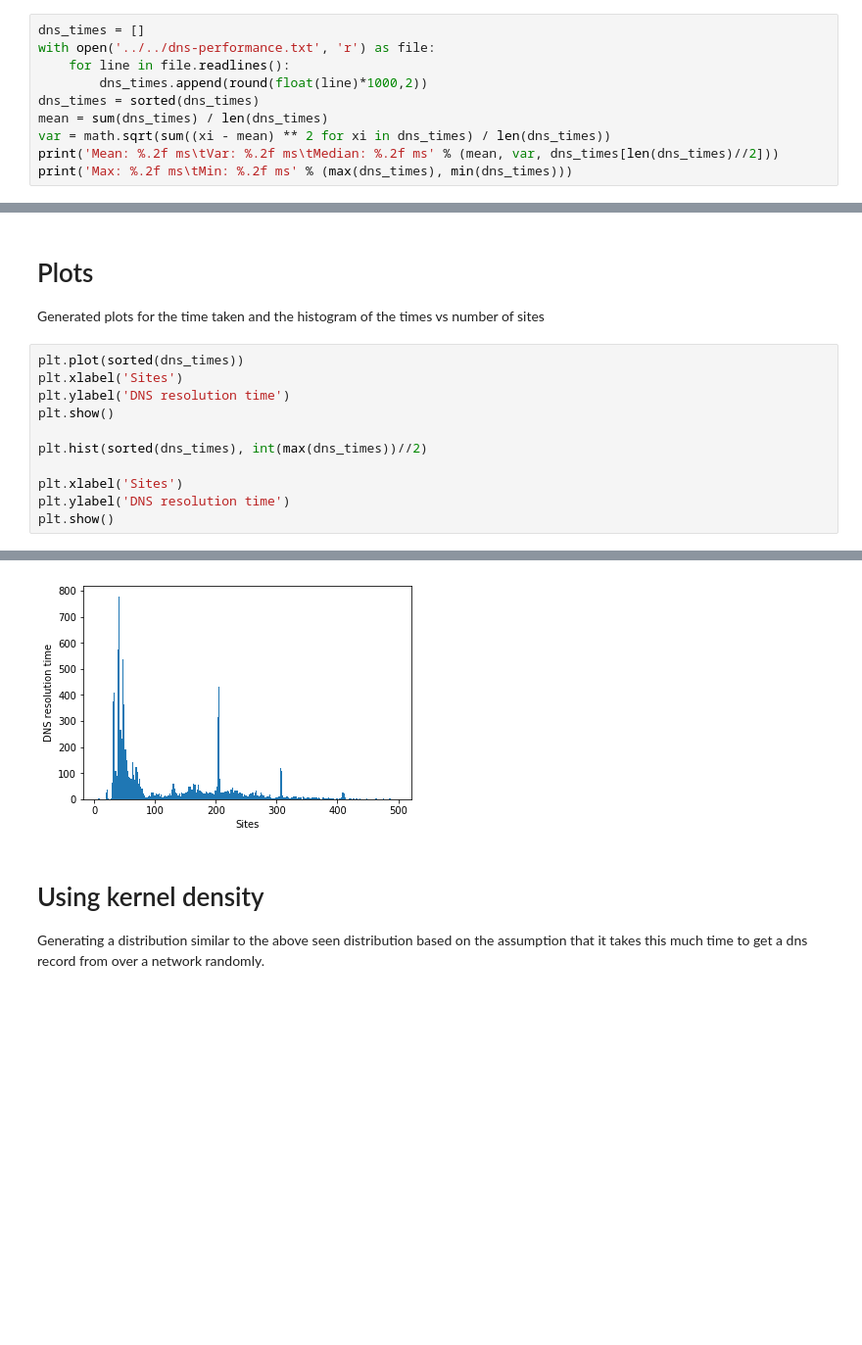
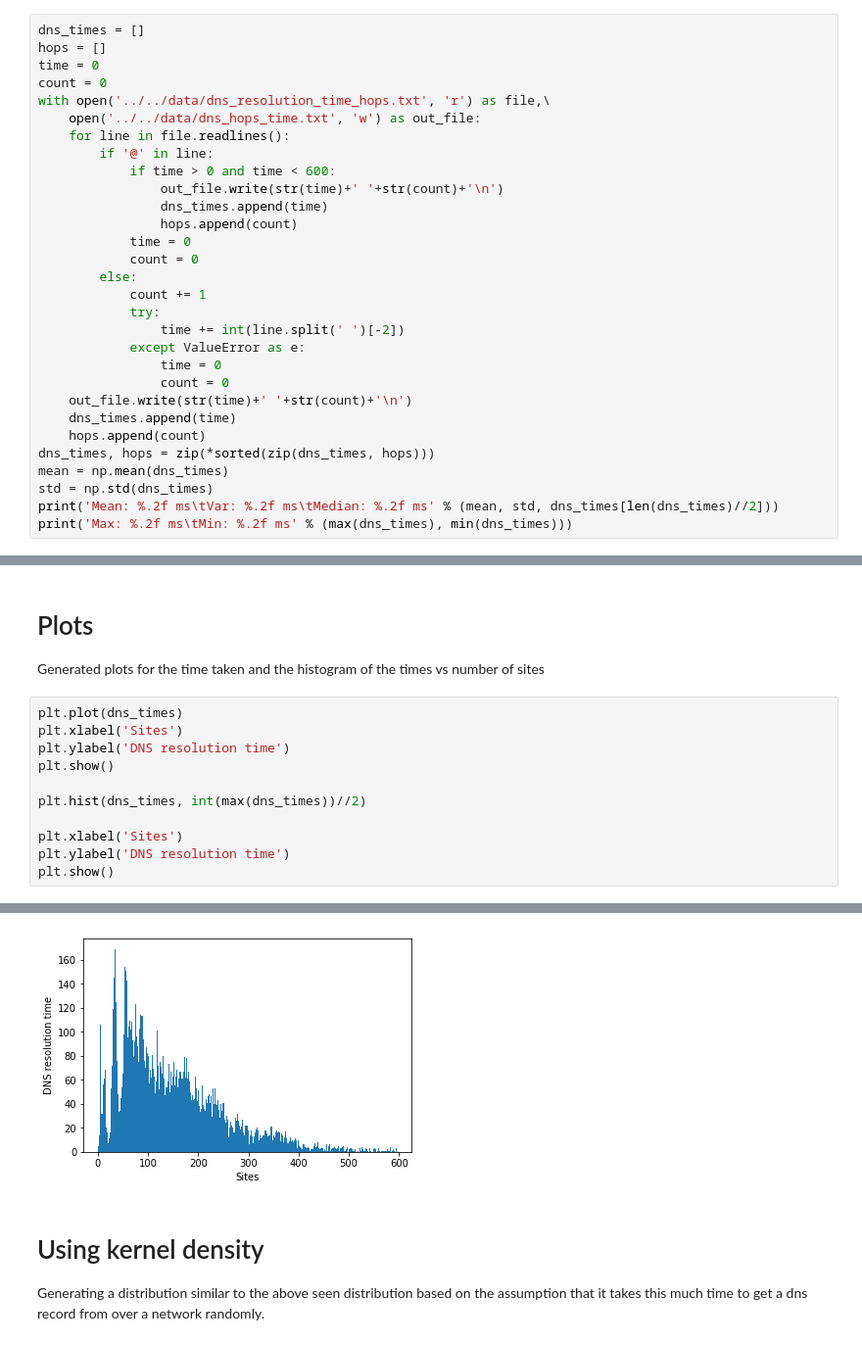
Before and after one commit to soumyadeep2007/dns_chord, a Jupyter notebook: src/chord/performance.ipynb, the cells around one changed output, grey strips where cells are left out. Shown: that part at 98% size. Saved outputs shown, nothing was run; the diff lists cells and outputs as text; blank space fills up the shorter version.

```diff
--- a/src/chord/performance.ipynb
+++ b/src/chord/performance.ipynb
@@ -10,12 +10,32 @@ import pickle
 # Measuring mean and variance for times in Local DNS
 # %%
 dns_times = []
-with open('../../dns-performance.txt', 'r') as file:
+hops = []
+time = 0
+count = 0
+with open('../../data/dns_resolution_time_hops.txt', 'r') as file,\
+    open('../../data/dns_hops_time.txt', 'w') as out_file:
     for line in file.readlines():
-        dns_times.append(round(float(line)*1000,2))
-dns_times = sorted(dns_times)
-mean = sum(dns_times) / len(dns_times)
-var = math.sqrt(sum((xi - mean) ** 2 for xi in dns_times) / len(dns_times))
-print('Mean: %.2f ms\tVar: %.2f ms\tMedian: %.2f ms' % (mean, var, dns_times[len(dns_times)//2]))
+        if '@' in line:
+            if time > 0 and time < 600:
+                out_file.write(str(time)+' '+str(count)+'\n')
+                dns_times.append(time)
+                hops.append(count)
+            time = 0
+            count = 0
+        else:
+            count += 1
+            try:
+                time += int(line.split(' ')[-2])
+            except ValueError as e:
+                time = 0
+                count = 0
+    out_file.write(str(time)+' '+str(count)+'\n')
+    dns_times.append(time)
+    hops.append(count)
+dns_times, hops = zip(*sorted(zip(dns_times, hops)))
+mean = np.mean(dns_times)
+std = np.std(dns_times)
+print('Mean: %.2f ms\tVar: %.2f ms\tMedian: %.2f ms' % (mean, std, dns_times[len(dns_times)//2]))
 print('Max: %.2f ms\tMin: %.2f ms' % (max(dns_times), min(dns_times)))
 # %% [output]
@@ -26,12 +46,12 @@ Max: 496.91 ms  Min: 6.91 ms
 
 Generated plots for the time taken and the histogram of the times vs number of sites
 # %%
-plt.plot(sorted(dns_times))
+plt.plot(dns_times)
 plt.xlabel('Sites')
 plt.ylabel('DNS resolution time')
 plt.show()
 
-plt.hist(sorted(dns_times), int(max(dns_times))//2)
+plt.hist(dns_times, int(max(dns_times))//2)
 
 plt.xlabel('Sites')
 plt.ylabel('DNS resolution time')
@@ -41,4 +61,4 @@ plt.show()
-[figure, old version]
+[figure, new version]
 # %% [markdown]
 # Using kernel density
 
```
Also changed, not shown: parts of 5 cells of this notebook, 14 other files.
